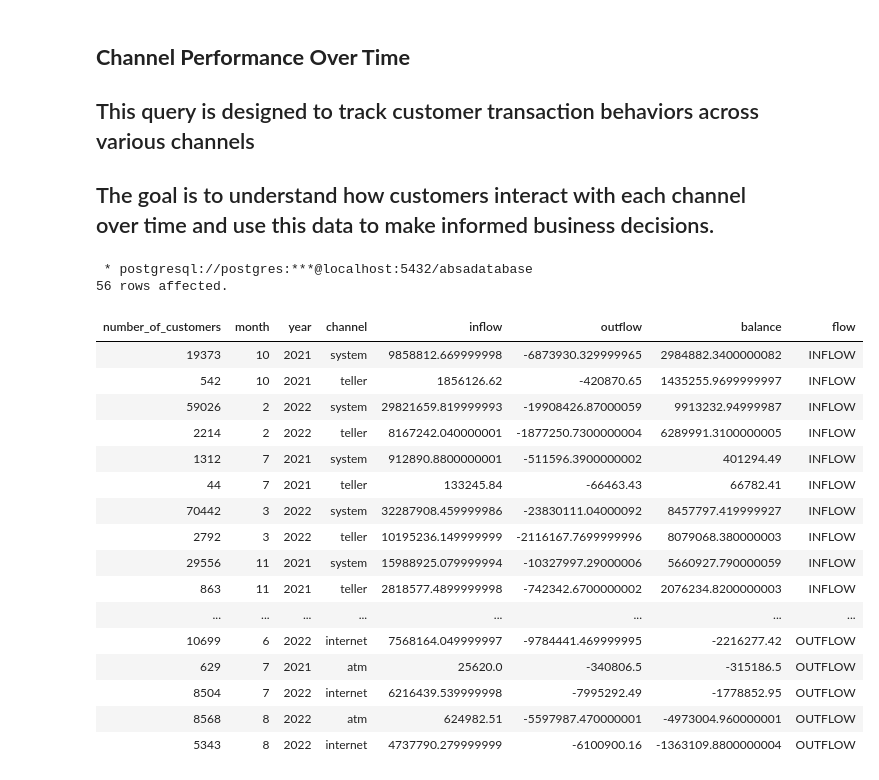
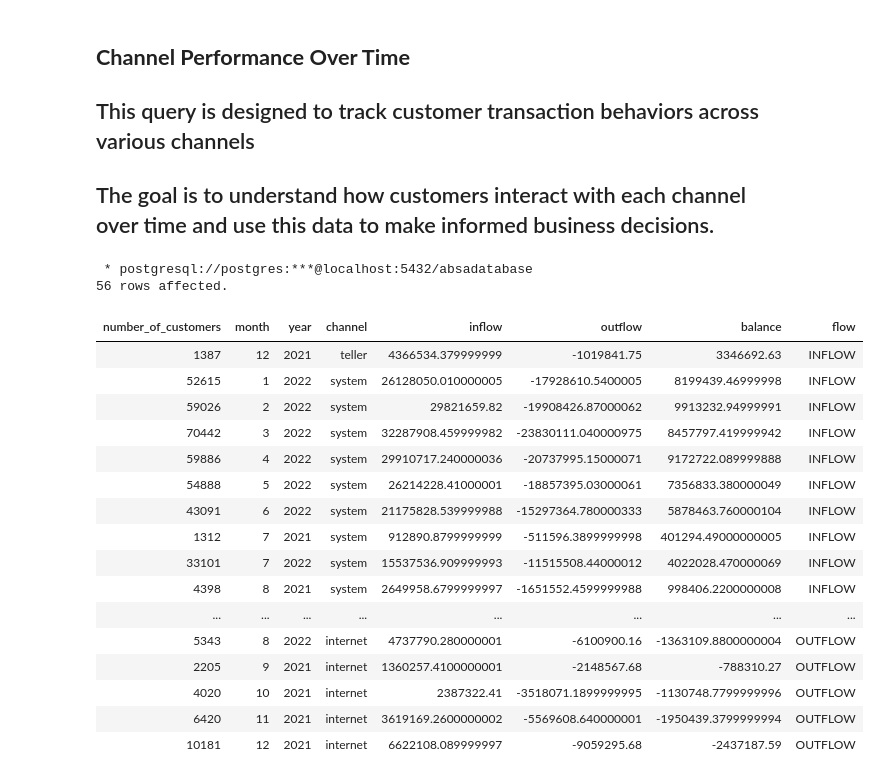
Before and after one commit to The-DigitalAcademy/EXPLORING-ABSA-DATASETS, a Jupyter notebook: Channels.ipynb, the cells around one changed output. Drawn from its saved outputs; the diff is of its cells as text; code cells hidden in the pictures.

```diff
--- a/Channels.ipynb
+++ b/Channels.ipynb
@@ -49,41 +49,41 @@ The sql extension is already loaded. To reload it, use:
 # %%
 %%sql
 SELECT
     COUNT(customer_identifier) AS number_of_customers,
     EXTRACT(MONTH FROM record_date) AS month,
     EXTRACT(YEAR FROM record_date) AS year,
     channel,
     SUM(CASE WHEN amt >0  THEN amt ELSE 0 END) AS INFLOW,
     SUM(CASE WHEN amt <0  THEN amt ELSE 0 END) AS OUTFLOW,
     SUM(amt) AS balance,
     CASE
        WHEN SUM(amt) >0 THEN 'INFLOW'
        WHEN SUM(amt) <0 THEN 'OUTFLOW'
        ELSE 'NEUTRAL'
     END AS flow
 FROM
     transactiondata
 GROUP BY
-    year, month, channel
+    channel,month, year
 ORDER BY
    flow
 # %% [output]
  * postgresql://postgres:***@localhost:5432/absadatabase
 56 rows affected.
 | number_of_customers | month | year | channel | inflow | outflow | balance | flow |
-| 19373 | 10 | 2021 | system | 9858812.669999998 | -6873930.329999965 | 2984882.3400000082 | INFLOW |
-| 542 | 10 | 2021 | teller | 1856126.62 | -420870.65 | 1435255.9699999997 | INFLOW |
-| 59026 | 2 | 2022 | system | 29821659.819999993 | -19908426.87000059 | 9913232.94999987 | INFLOW |
-| 2214 | 2 | 2022 | teller | 8167242.040000001 | -1877250.7300000004 | 6289991.3100000005 | INFLOW |
-| 1312 | 7 | 2021 | system | 912890.8800000001 | -511596.3900000002 | 401294.49 | INFLOW |
-| 44 | 7 | 2021 | teller | 133245.84 | -66463.43 | 66782.41 | INFLOW |
-| 70442 | 3 | 2022 | system | 32287908.459999986 | -23830111.04000092 | 8457797.419999927 | INFLOW |
-| 2792 | 3 | 2022 | teller | 10195236.149999999 | -2116167.7699999996 | 8079068.380000003 | INFLOW |
-| 29556 | 11 | 2021 | system | 15988925.079999994 | -10327997.29000006 | 5660927.790000059 | INFLOW |
-| 863 | 11 | 2021 | teller | 2818577.4899999998 | -742342.6700000002 | 2076234.8200000003 | INFLOW |
+| 1387 | 12 | 2021 | teller | 4366534.379999999 | -1019841.75 | 3346692.63 | INFLOW |
+| 52615 | 1 | 2022 | system | 26128050.010000005 | -17928610.5400005 | 8199439.46999998 | INFLOW |
+| 59026 | 2 | 2022 | system | 29821659.82 | -19908426.87000062 | 9913232.94999991 | INFLOW |
+| 70442 | 3 | 2022 | system | 32287908.459999982 | -23830111.040000975 | 8457797.419999942 | INFLOW |
+| 59886 | 4 | 2022 | system | 29910717.240000036 | -20737995.15000071 | 9172722.089999888 | INFLOW |
+| 54888 | 5 | 2022 | system | 26214228.41000001 | -18857395.03000061 | 7356833.380000049 | INFLOW |
+| 43091 | 6 | 2022 | system | 21175828.539999988 | -15297364.780000333 | 5878463.760000104 | INFLOW |
+| 1312 | 7 | 2021 | system | 912890.8799999999 | -511596.3899999998 | 401294.49000000005 | INFLOW |
+| 33101 | 7 | 2022 | system | 15537536.909999993 | -11515508.44000012 | 4022028.470000069 | INFLOW |
+| 4398 | 8 | 2021 | system | 2649958.6799999997 | -1651552.4599999988 | 998406.2200000008 | INFLOW |
 | ... | ... | ... | ... | ... | ... | ... | ... |
-| 10699 | 6 | 2022 | internet | 7568164.049999997 | -9784441.469999995 | -2216277.42 | OUTFLOW |
-| 629 | 7 | 2021 | atm | 25620.0 | -340806.5 | -315186.5 | OUTFLOW |
-| 8504 | 7 | 2022 | internet | 6216439.539999998 | -7995292.49 | -1778852.95 | OUTFLOW |
-| 8568 | 8 | 2022 | atm | 624982.51 | -5597987.470000001 | -4973004.960000001 | OUTFLOW |
-| 5343 | 8 | 2022 | internet | 4737790.279999999 | -6100900.16 | -1363109.8800000004 | OUTFLOW |
+| 5343 | 8 | 2022 | internet | 4737790.280000001 | -6100900.16 | -1363109.8800000004 | OUTFLOW |
+| 2205 | 9 | 2021 | internet | 1360257.4100000001 | -2148567.68 | -788310.27 | OUTFLOW |
+| 4020 | 10 | 2021 | internet | 2387322.41 | -3518071.1899999995 | -1130748.7799999996 | OUTFLOW |
+| 6420 | 11 | 2021 | internet | 3619169.2600000002 | -5569608.640000001 | -1950439.3799999994 | OUTFLOW |
+| 10181 | 12 | 2021 | internet | 6622108.089999997 | -9059295.68 | -2437187.59 | OUTFLOW |
```
Also changed, not shown: 1 other file.
